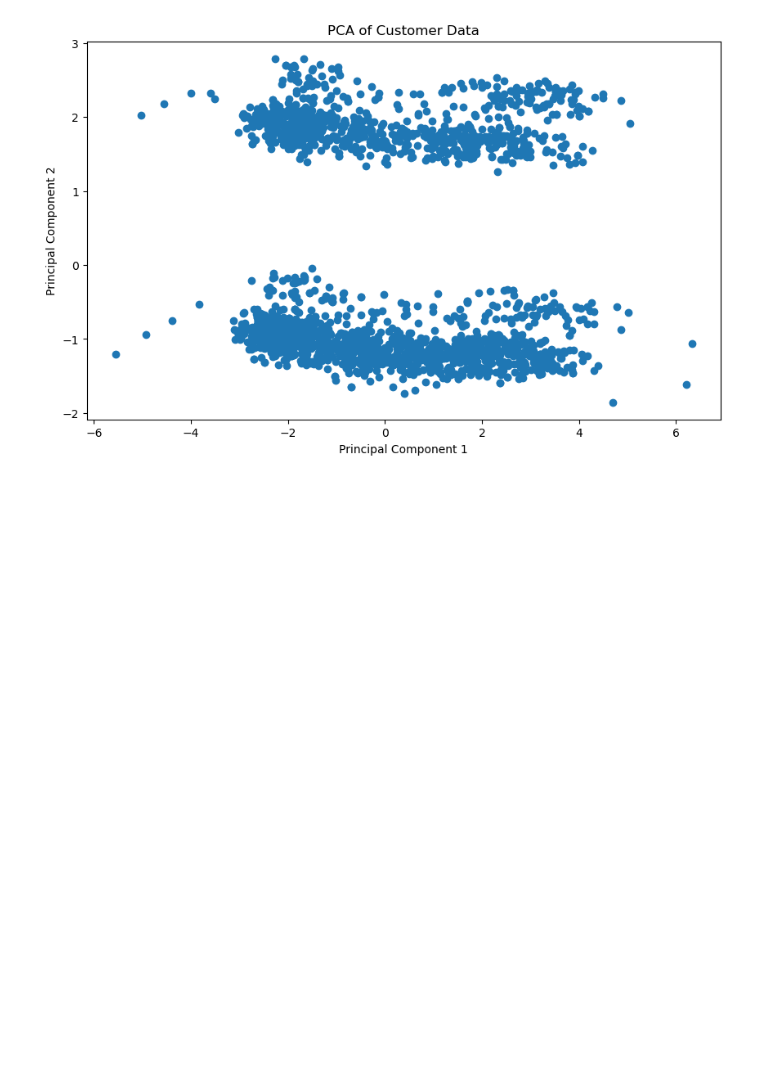
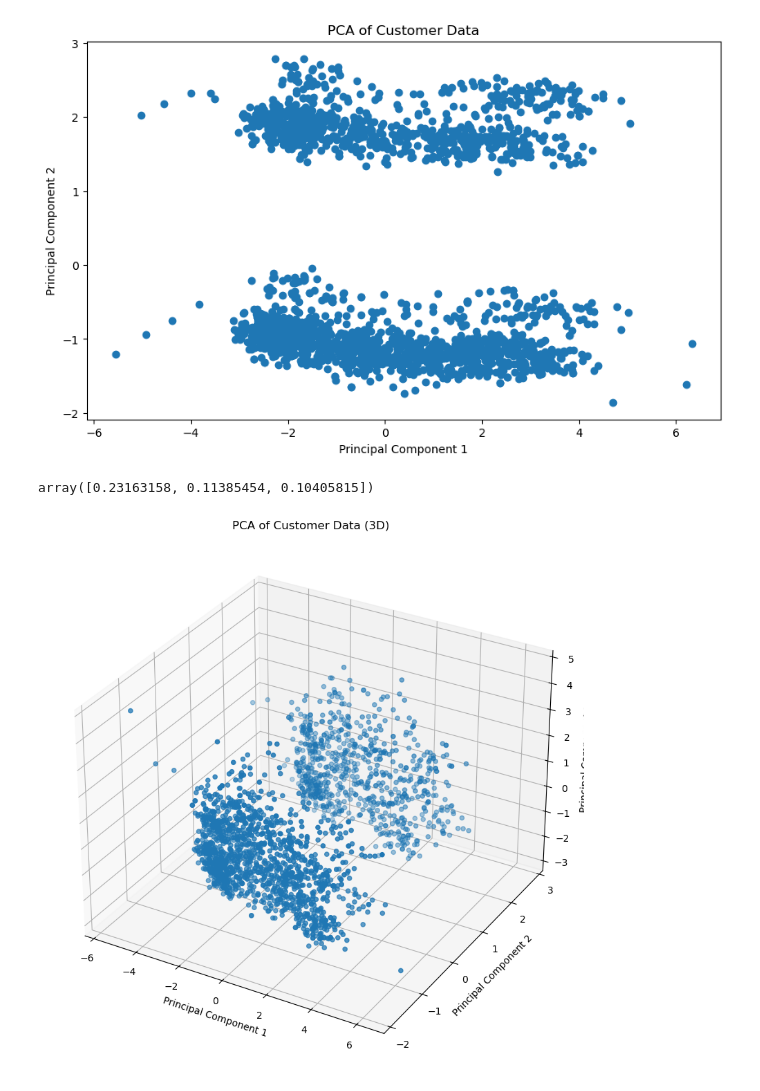
Before and after one commit to dilliram-code/Smart-cart-clustering-system, a Jupyter notebook: Data_cleaning/smart_cart_clustering.ipynb, the cells around one changed output. Saved outputs shown, nothing was run; the diff lists cells and outputs as text; code cells hidden in the pictures; blank space fills up the shorter version.

Commit message:
plot 3d plot for the componets analysis

```diff
--- a/Data_cleaning/smart_cart_clustering.ipynb
+++ b/Data_cleaning/smart_cart_clustering.ipynb
@@ -422,7 +422,7 @@ X_scaled.shape
 # %%
 # 2D
 from sklearn.decomposition import PCA
-pca = PCA(n_components=2)
+pca = PCA(n_components=3)
 X_pca = pca.fit_transform(X_scaled)
 
 # plot
@@ -434,3 +434,20 @@ plt.ylabel("Principal Component 2")
 plt.show()
 # %% [output]
 [figure]
+# %%
+pca.explained_variance_ratio_
+# %% [output]
+array([0.23163158, 0.11385454, 0.10405815])
+# %%
+# 3D
+
+fig = plt.figure(figsize=(12,10))
+ax = fig.add_subplot(111, projection = '3d')
+ax.scatter(X_pca[:,0], X_pca[:,1], X_pca[:,2])
+ax.set_title("PCA of Customer Data (3D)")
+ax.set_xlabel("Principal Component 1")
+ax.set_ylabel("Principal Component 2")
+ax.set_zlabel("Principal Component 3")
+plt.show()
+# %% [output]
+[figure, added]
```
